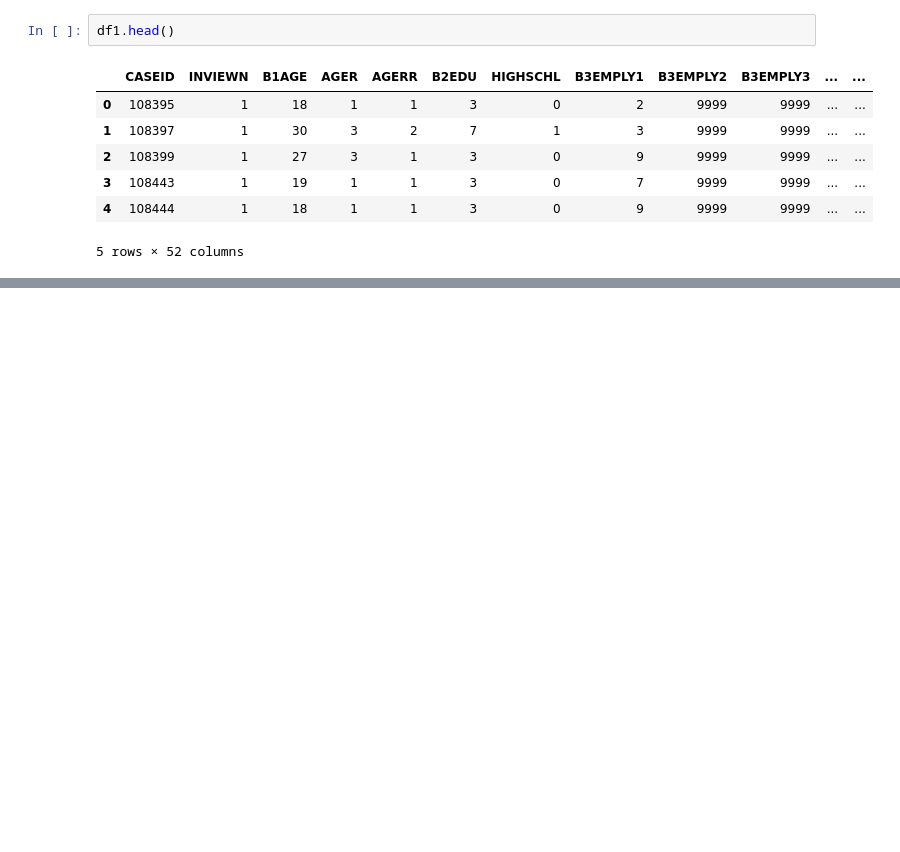
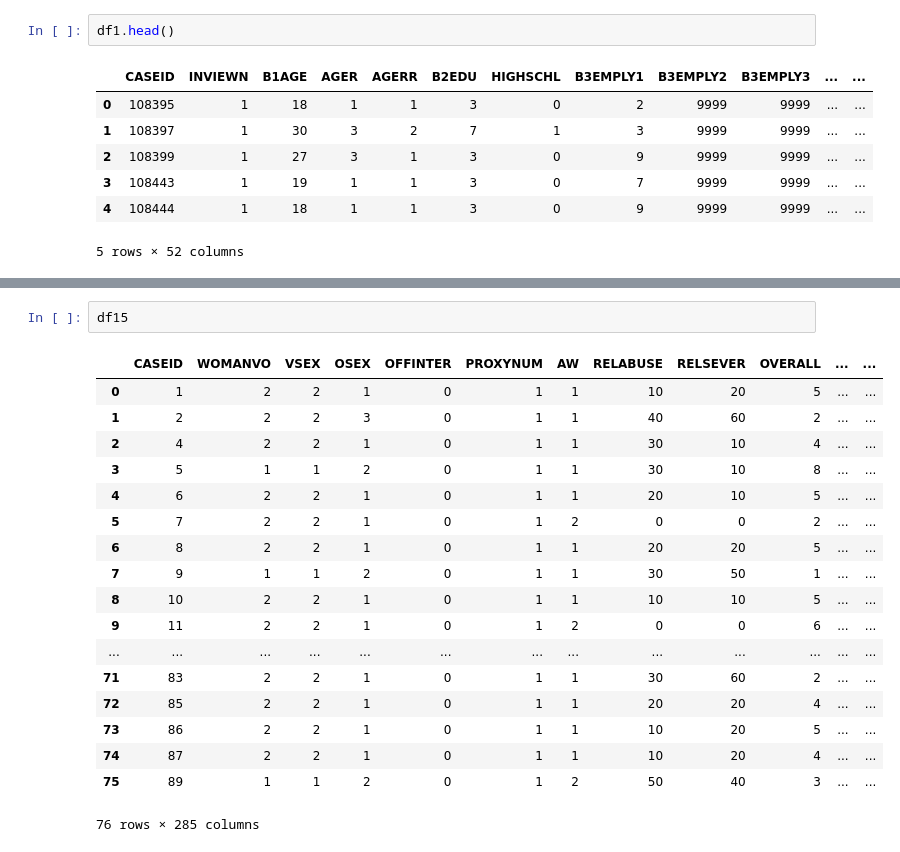
Before and after one commit to codeup-capstone-one/domestic-violence, a Jupyter notebook: jesse_dvproject.ipynb, the cells around one changed output, grey strips where cells are left out. Drawn from its saved outputs; the diff is of its cells as text; blank space fills up the shorter version.

```diff
--- a/jesse_dvproject.ipynb
+++ b/jesse_dvproject.ipynb
@@ -188,0 +585,21 @@ dfn.to_csv("data/1st_half.csv", index=False)
+# %%
+df15
+# %% [output]
+|  | CASEID | WOMANVO | VSEX | OSEX | OFFINTER | PROXYNUM | AW | RELABUSE | RELSEVER | OVERALL | ... | ... |
+| 0 | 1 | 2 | 2 | 1 | 0 | 1 | 1 | 10 | 20 | 5 | ... | ... |
+| 1 | 2 | 2 | 2 | 3 | 0 | 1 | 1 | 40 | 60 | 2 | ... | ... |
+| 2 | 4 | 2 | 2 | 1 | 0 | 1 | 1 | 30 | 10 | 4 | ... | ... |
+| 3 | 5 | 1 | 1 | 2 | 0 | 1 | 1 | 30 | 10 | 8 | ... | ... |
+| 4 | 6 | 2 | 2 | 1 | 0 | 1 | 1 | 20 | 10 | 5 | ... | ... |
+| 5 | 7 | 2 | 2 | 1 | 0 | 1 | 2 | 0 | 0 | 2 | ... | ... |
+| 6 | 8 | 2 | 2 | 1 | 0 | 1 | 1 | 20 | 20 | 5 | ... | ... |
+| 7 | 9 | 1 | 1 | 2 | 0 | 1 | 1 | 30 | 50 | 1 | ... | ... |
+| 8 | 10 | 2 | 2 | 1 | 0 | 1 | 1 | 10 | 10 | 5 | ... | ... |
+| 9 | 11 | 2 | 2 | 1 | 0 | 1 | 2 | 0 | 0 | 6 | ... | ... |
+| ... | ... | ... | ... | ... | ... | ... | ... | ... | ... | ... | ... | ... |
+| 71 | 83 | 2 | 2 | 1 | 0 | 1 | 1 | 30 | 60 | 2 | ... | ... |
+| 72 | 85 | 2 | 2 | 1 | 0 | 1 | 1 | 20 | 20 | 4 | ... | ... |
+| 73 | 86 | 2 | 2 | 1 | 0 | 1 | 1 | 10 | 20 | 5 | ... | ... |
+| 74 | 87 | 2 | 2 | 1 | 0 | 1 | 1 | 10 | 20 | 4 | ... | ... |
+| 75 | 89 | 1 | 1 | 2 | 0 | 1 | 2 | 50 | 40 | 3 | ... | ... |
+76 rows × 285 columns
```
Also changed, not shown: parts of 54 cells of this notebook.
